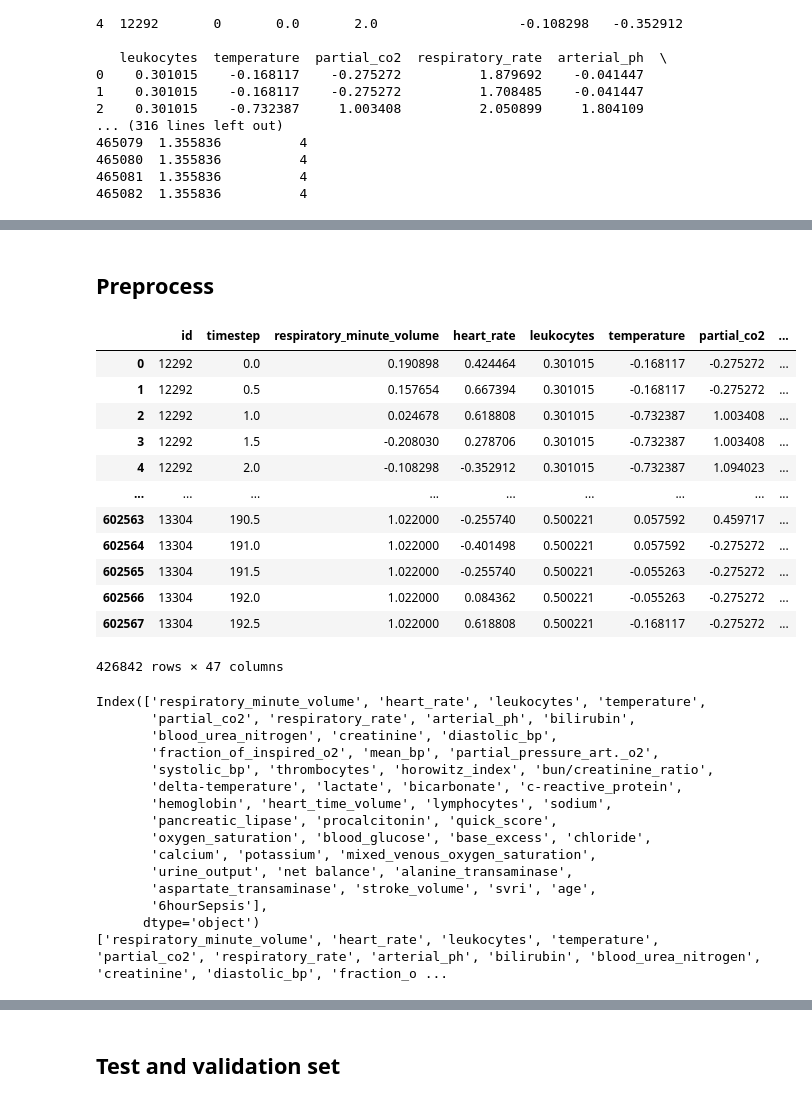
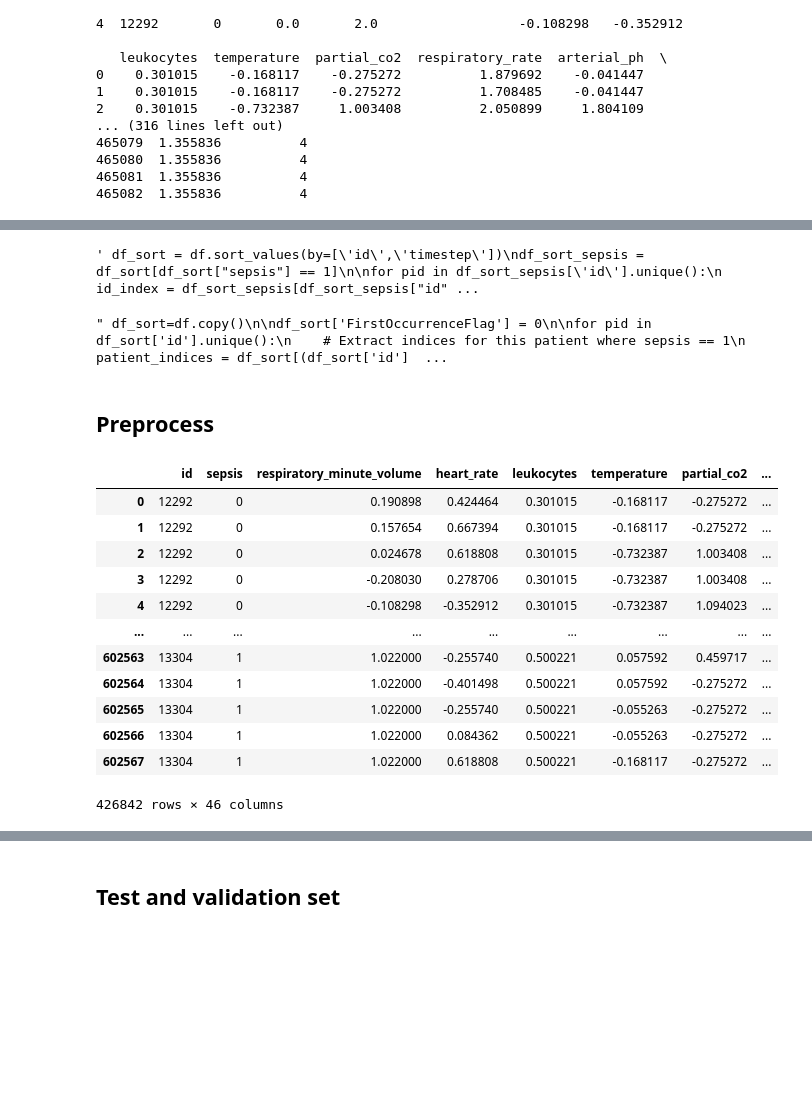
Before and after one commit to emilwennstrom/SepsisTS, a Jupyter notebook: sepsis1.ipynb, the cells around one changed output, grey strips where cells are left out. Saved outputs shown, nothing was run; the diff lists cells and outputs as text; code cells hidden in the pictures; blank space fills up the shorter version.

```diff
--- a/sepsis1.ipynb
+++ b/sepsis1.ipynb
@@ -205,51 +176,63 @@ for pid in df_sort['id'].unique():
+# %%
+""" df_sort = df.sort_values(by=['id','timestep'])
+df_sort_sepsis = df_sort[df_sort["sepsis"] == 1]
+
+for pid in df_sort_sepsis['id'].unique():
+    id_index = df_sort_sepsis[df_sort_sepsis["id"] == pid].index
+    for i in range(len(id_index)):
+        if i + 8 < len(id_index):
+            if 1 in df.loc[id_index[i:i+8], 'severity'].values and 2 in df.loc[id_index[i+1:i+9], 'severity'].values:
+                df_sort_sepsis.at[id_index[i], '4hourSepsis'] = 1
+                # Drop rows where id_index > i for the same pid
+                #df_sort_sepsis.drop(id_index[i+10:], inplace=True) """
+# %% [output]
+' df_sort = df.sort_values(by=[\'id\',\'timestep\'])\ndf_sort_sepsis = df_sort[df_sort["sepsis"] == 1]\n\nfor pid in df_sort_sepsis[\'id\'].unique():\n    id_index = df_sort_sepsis[df_sort_sepsis["id" ...
+# %%
+""" df_sort=df.copy()
+
+df_sort['FirstOccurrenceFlag'] = 0
+
+for pid in df_sort['id'].unique():
+    # Extract indices for this patient where sepsis == 1
+    patient_indices = df_sort[(df_sort['id'] == pid) & (df_sort['sepsis'] == 1)].index
+
+    # Check the condition and flag the first occurrence
+    for i in range(len(patient_indices)):
+        if i + 8 < len(patient_indices):
+            current_indices = patient_indices[i:i+8]
+            next_indices = patient_indices[i+1:i+9]
+            if 1 in df_sort.loc[current_indices, 'severity'].values and 2 in df_sort.loc[next_indices, 'severity'].values:
+                df_sort.at[current_indices[0], 'FirstOccurrenceFlag'] = 1
+                break  # Stop after flagging the first occurrence """
+# %% [output]
+" df_sort=df.copy()\n\ndf_sort['FirstOccurrenceFlag'] = 0\n\nfor pid in df_sort['id'].unique():\n    # Extract indices for this patient where sepsis == 1\n    patient_indices = df_sort[(df_sort['id']  ...
 # %% [markdown]
 ## Preprocess
 # %%
 df_prep = df_test.copy()
 # %%
-cols_to_drop = ["sepsis", "severity", 'id', 'timestep','partition']
+cols_to_drop = ["severity",'timestep','partition']
 df_prep.drop(columns=cols_to_drop, inplace=True)
 # %%
 df_2hr = df_prep.drop(["4hourSepsis", "6hourSepsis", ], axis=1)
-df_2hr
-
 df_4hr = df_prep.drop(["2hourSepsis", "6hourSepsis", ], axis=1)
-df_4hr
-
 df_6hr = df_prep.drop(["2hourSepsis", "4hourSepsis", ], axis=1)
 df_6hr
 # %% [output]
-|  | id | timestep | respiratory_minute_volume | heart_rate | leukocytes | temperature | partial_co2 | ... |
-| 0 | 12292 | 0.0 | 0.190898 | 0.424464 | 0.301015 | -0.168117 | -0.275272 | ... |
-| 1 | 12292 | 0.5 | 0.157654 | 0.667394 | 0.301015 | -0.168117 | -0.275272 | ... |
-| 2 | 12292 | 1.0 | 0.024678 | 0.618808 | 0.301015 | -0.732387 | 1.003408 | ... |
-| 3 | 12292 | 1.5 | -0.208030 | 0.278706 | 0.301015 | -0.732387 | 1.003408 | ... |
-| 4 | 12292 | 2.0 | -0.108298 | -0.352912 | 0.301015 | -0.732387 | 1.094023 | ... |
+|  | id | sepsis | respiratory_minute_volume | heart_rate | leukocytes | temperature | partial_co2 | ... |
+| 0 | 12292 | 0 | 0.190898 | 0.424464 | 0.301015 | -0.168117 | -0.275272 | ... |
+| 1 | 12292 | 0 | 0.157654 | 0.667394 | 0.301015 | -0.168117 | -0.275272 | ... |
+| 2 | 12292 | 0 | 0.024678 | 0.618808 | 0.301015 | -0.732387 | 1.003408 | ... |
+| 3 | 12292 | 0 | -0.208030 | 0.278706 | 0.301015 | -0.732387 | 1.003408 | ... |
+| 4 | 12292 | 0 | -0.108298 | -0.352912 | 0.301015 | -0.732387 | 1.094023 | ... |
 | ... | ... | ... | ... | ... | ... | ... | ... | ... |
-| 602563 | 13304 | 190.5 | 1.022000 | -0.255740 | 0.500221 | 0.057592 | 0.459717 | ... |
-| 602564 | 13304 | 191.0 | 1.022000 | -0.401498 | 0.500221 | 0.057592 | -0.275272 | ... |
-| 602565 | 13304 | 191.5 | 1.022000 | -0.255740 | 0.500221 | -0.055263 | -0.275272 | ... |
-| 602566 | 13304 | 192.0 | 1.022000 | 0.084362 | 0.500221 | -0.055263 | -0.275272 | ... |
-| 602567 | 13304 | 192.5 | 1.022000 | 0.618808 | 0.500221 | -0.168117 | -0.275272 | ... |
+| 602563 | 13304 | 1 | 1.022000 | -0.255740 | 0.500221 | 0.057592 | 0.459717 | ... |
+| 602564 | 13304 | 1 | 1.022000 | -0.401498 | 0.500221 | 0.057592 | -0.275272 | ... |
+| 602565 | 13304 | 1 | 1.022000 | -0.255740 | 0.500221 | -0.055263 | -0.275272 | ... |
+| 602566 | 13304 | 1 | 1.022000 | 0.084362 | 0.500221 | -0.055263 | -0.275272 | ... |
+| 602567 | 13304 | 1 | 1.022000 | 0.618808 | 0.500221 | -0.168117 | -0.275272 | ... |
-426842 rows × 47 columns
+426842 rows × 46 columns
 # %%
 # Last column in df must be target
 dataset = uf.TimeseriesTorchDF(df_6hr)
-# Load the series into tensors
 timeseries = dataset.load_series()
-# %% [output]
-Index(['respiratory_minute_volume', 'heart_rate', 'leukocytes', 'temperature',
-       'partial_co2', 'respiratory_rate', 'arterial_ph', 'bilirubin',
-       'blood_urea_nitrogen', 'creatinine', 'diastolic_bp',
-       'fraction_of_inspired_o2', 'mean_bp', 'partial_pressure_art._o2',
-       'systolic_bp', 'thrombocytes', 'horowitz_index', 'bun/creatinine_ratio',
-       'delta-temperature', 'lactate', 'bicarbonate', 'c-reactive_protein',
-       'hemoglobin', 'heart_time_volume', 'lymphocytes', 'sodium',
-       'pancreatic_lipase', 'procalcitonin', 'quick_score',
-       'oxygen_saturation', 'blood_glucose', 'base_excess', 'chloride',
-       'calcium', 'potassium', 'mixed_venous_oxygen_saturation',
-       'urine_output', 'net balance', 'alanine_transaminase',
-       'aspartate_transaminase', 'stroke_volume', 'svri', 'age',
-       '6hourSepsis'],
-      dtype='object')
-['respiratory_minute_volume', 'heart_rate', 'leukocytes', 'temperature', 'partial_co2', 'respiratory_rate', 'arterial_ph', 'bilirubin', 'blood_urea_nitrogen', 'creatinine', 'diastolic_bp', 'fraction_o ...
```
Also changed, not shown: parts of 29 cells of this notebook.
